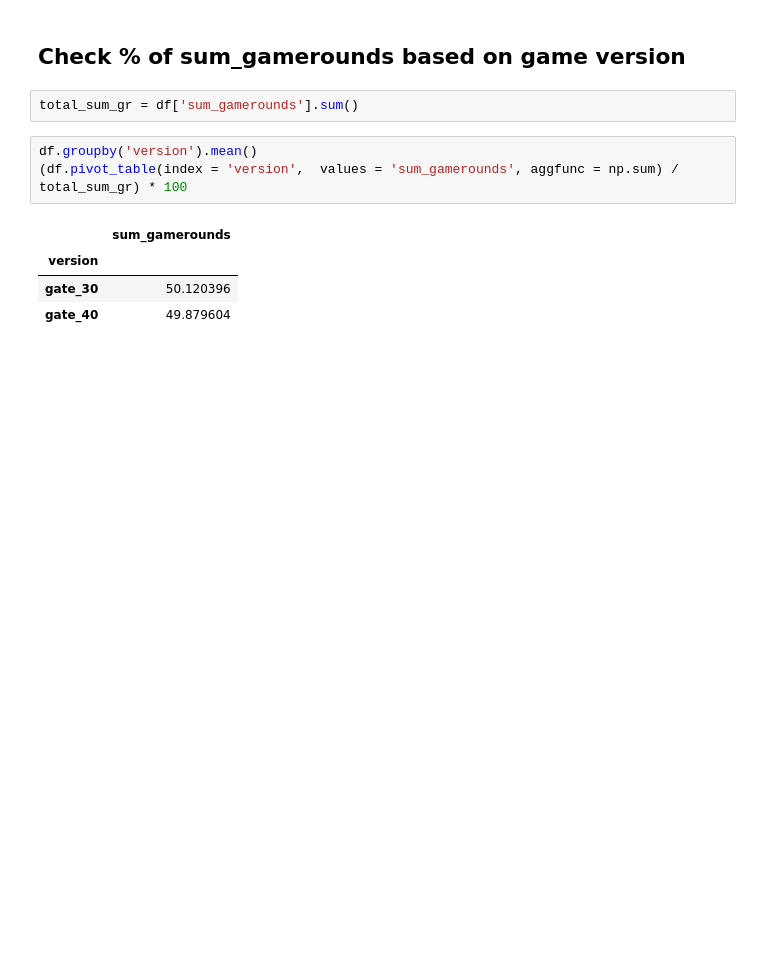
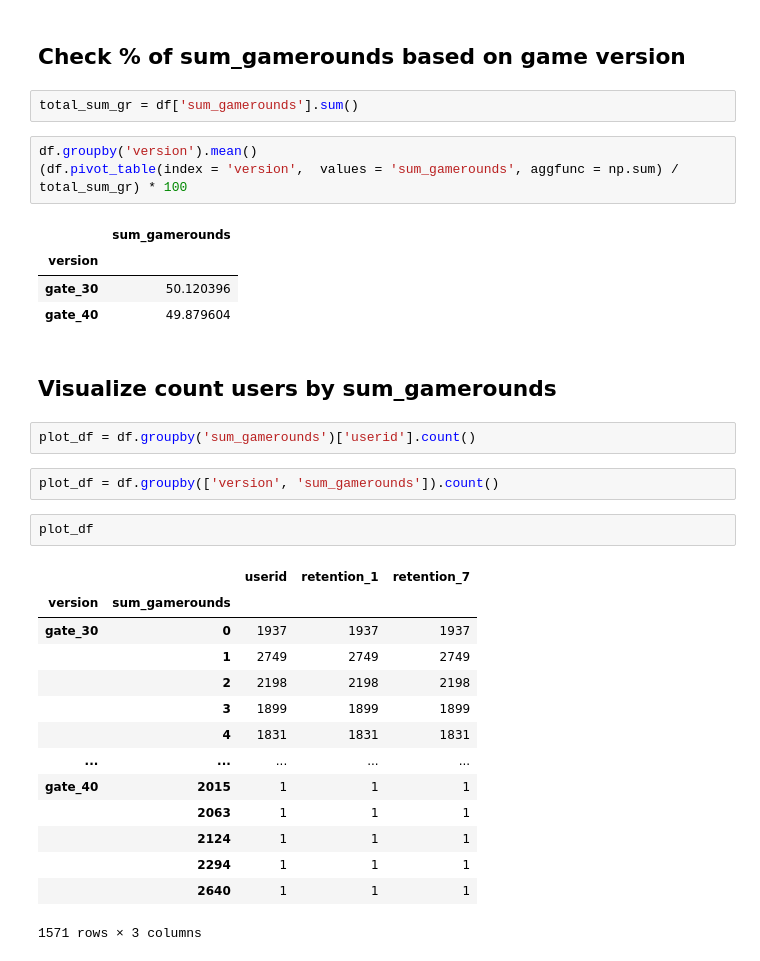
Before and after one commit to Avirvarei/cookie_cats-analysis, a Jupyter notebook: cookie_cats.ipynb, the cells around one changed output. Saved outputs shown, nothing was run; the diff lists cells and outputs as text; blank space fills up the shorter version.

```diff
--- a/cookie_cats.ipynb
+++ b/cookie_cats.ipynb
@@ -52,3 +72,26 @@ df.groupby('version').mean()
 | version |  |
 | gate_30 | 50.120396 |
 | gate_40 | 49.879604 |
+# %% [markdown]
+## Visualize count users by sum_gamerounds
+# %%
+plot_df = df.groupby('sum_gamerounds')['userid'].count()
+# %%
+plot_df = df.groupby(['version', 'sum_gamerounds']).count()
+# %%
+plot_df
+# %% [output]
+|  |  | userid | retention_1 | retention_7 |
+| version | sum_gamerounds |  |  |  |
+| gate_30 | 0 | 1937 | 1937 | 1937 |
+|  | 1 | 2749 | 2749 | 2749 |
+|  | 2 | 2198 | 2198 | 2198 |
+|  | 3 | 1899 | 1899 | 1899 |
+|  | 4 | 1831 | 1831 | 1831 |
+| ... | ... | ... | ... | ... |
+| gate_40 | 2015 | 1 | 1 | 1 |
+|  | 2063 | 1 | 1 | 1 |
+|  | 2124 | 1 | 1 | 1 |
+|  | 2294 | 1 | 1 | 1 |
+|  | 2640 | 1 | 1 | 1 |
+1571 rows × 3 columns
```
Also changed, not shown: parts of 12 cells of this notebook.
